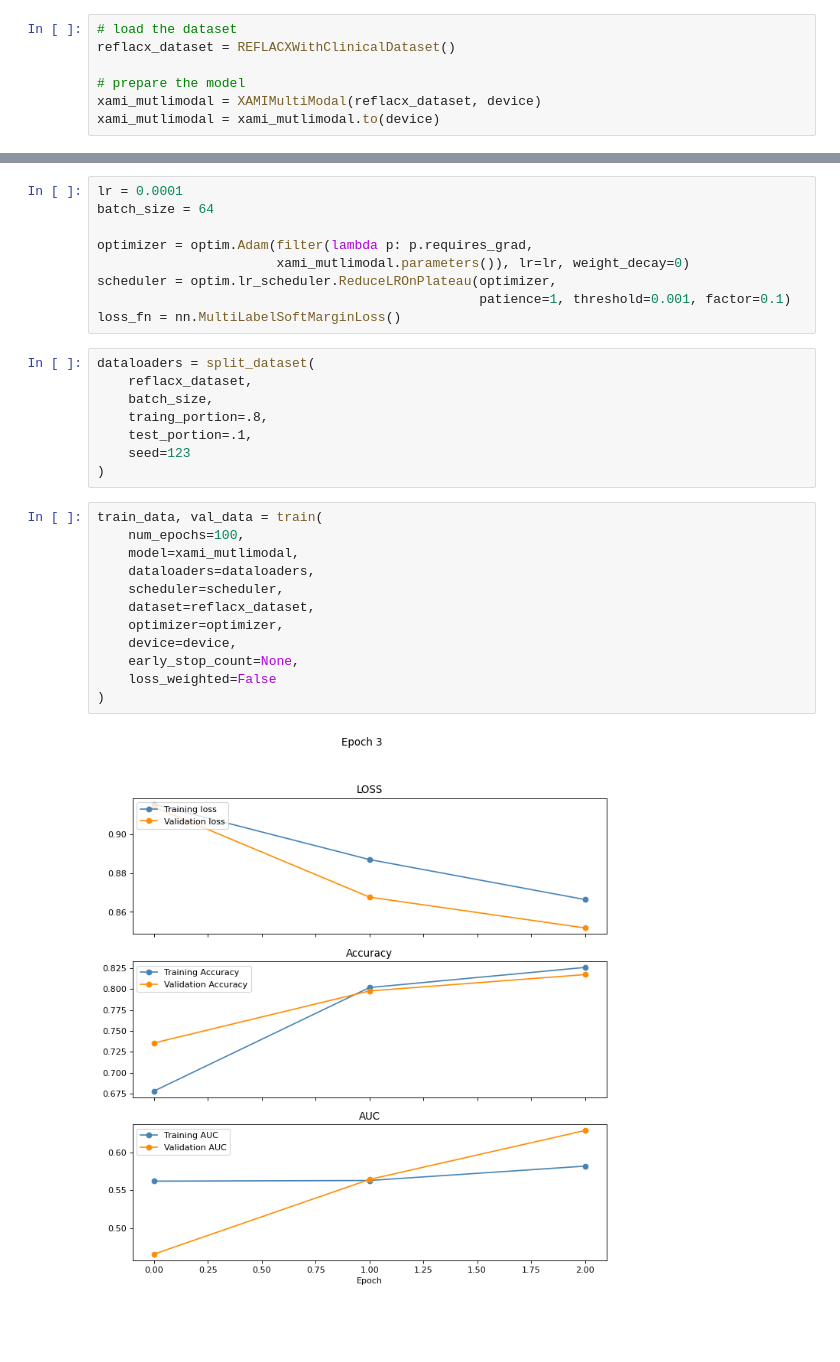
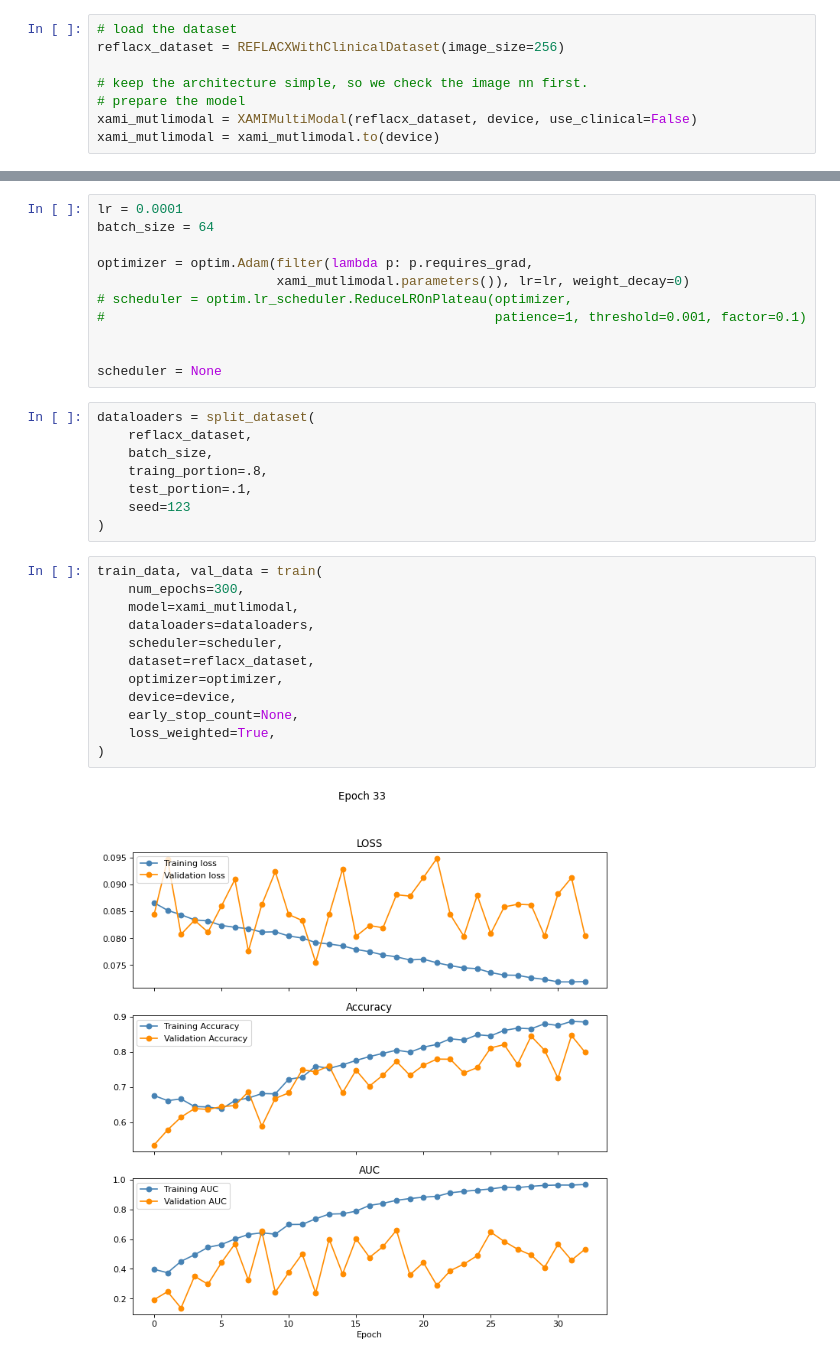
Before and after one commit to ChihchengHsieh/Multimodal-Medical-Diagnosis-System, a Jupyter notebook: train.ipynb, the cells around one changed output, grey strips where cells are left out. Drawn from its saved outputs; the diff is of its cells as text; blank space fills up the shorter version.

```diff
--- a/train.ipynb
+++ b/train.ipynb
@@ -14,9 +18,10 @@ device = 'cuda' if use_gpu else 'cpu'
 # %%
 # load the dataset
-reflacx_dataset = REFLACXWithClinicalDataset()
+reflacx_dataset = REFLACXWithClinicalDataset(image_size=256)
 
+# keep the architecture simple, so we check the image nn first.
 # prepare the model
-xami_mutlimodal = XAMIMultiModal(reflacx_dataset, device)
+xami_mutlimodal = XAMIMultiModal(reflacx_dataset, device, use_clinical=False)
 xami_mutlimodal = xami_mutlimodal.to(device)
 # %% [output]
 Positive Loss weight:
@@ -37,9 +46,11 @@ batch_size = 64
 
 optimizer = optim.Adam(filter(lambda p: p.requires_grad,
                        xami_mutlimodal.parameters()), lr=lr, weight_decay=0)
-scheduler = optim.lr_scheduler.ReduceLROnPlateau(optimizer,
-                                                 patience=1, threshold=0.001, factor=0.1)
-loss_fn = nn.MultiLabelSoftMarginLoss()
+# scheduler = optim.lr_scheduler.ReduceLROnPlateau(optimizer,
+#                                                  patience=1, threshold=0.001, factor=0.1)
+
+
+scheduler = None
 # %%
 dataloaders = split_dataset(
     reflacx_dataset,
@@ -50,15 +61,15 @@ dataloaders = split_dataset(
 )
 # %%
 train_data, val_data = train(
-    num_epochs=100,
+    num_epochs=300,
     model=xami_mutlimodal,
     dataloaders=dataloaders,
     scheduler=scheduler,
     dataset=reflacx_dataset,
     optimizer=optimizer,
     device=device,
     early_stop_count=None,
-    loss_weighted=False
+    loss_weighted=True,
 )
 # %% [output]
-[figure, old version]
+[figure, new version]
```
Also changed, not shown: parts of 5 cells of this notebook, 6 other files.
